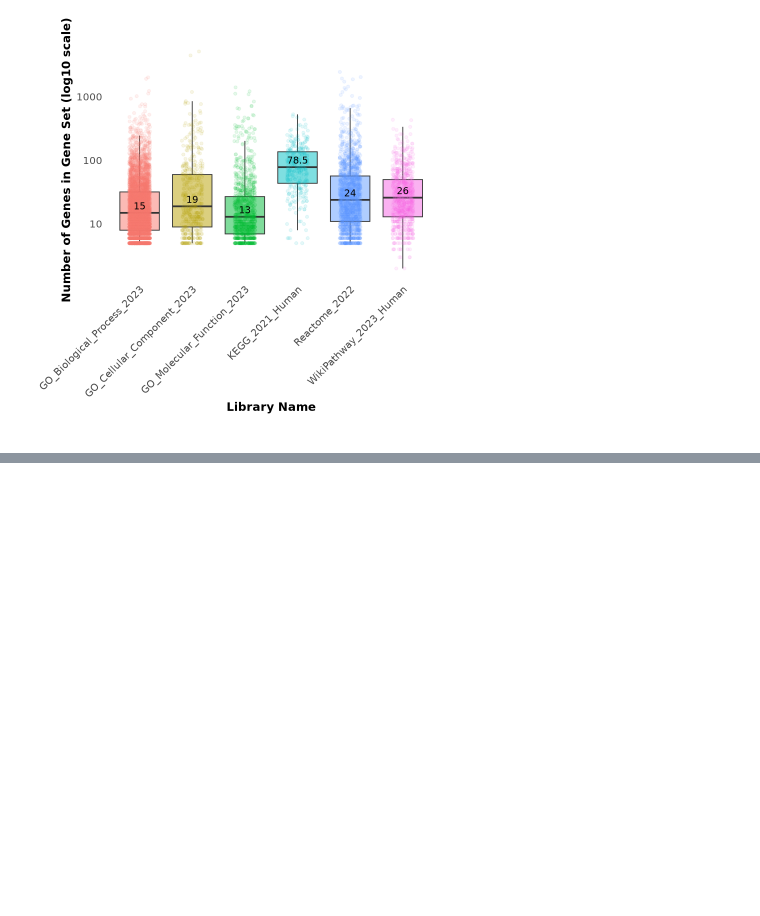
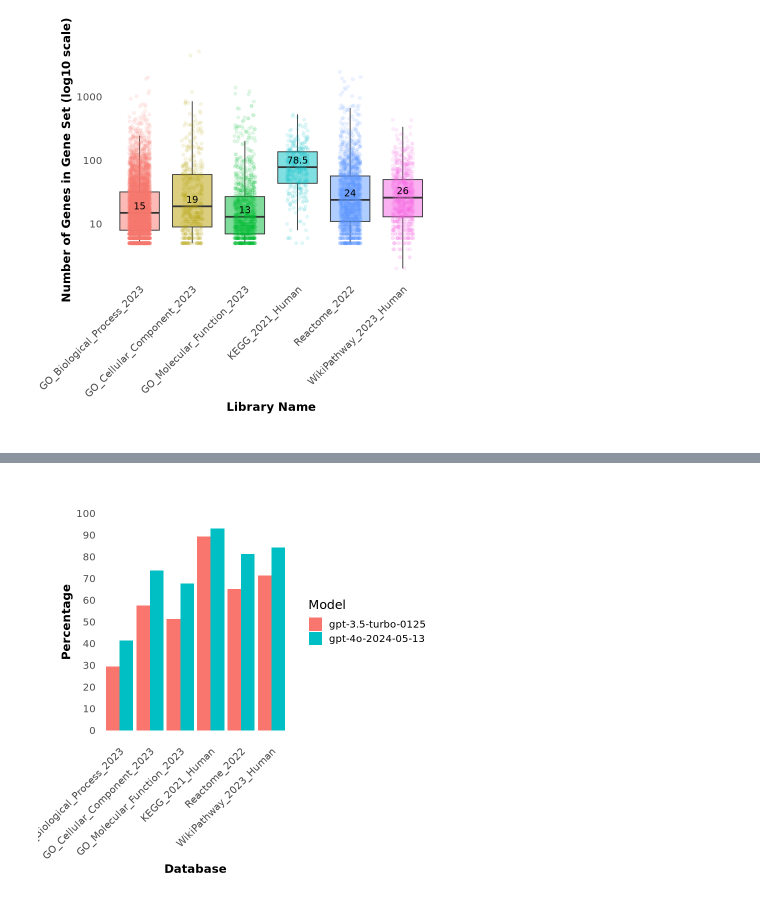
Before and after one commit to Alector-BIO/llm2geneset, a Jupyter notebook: notebooks/figures.ipynb, the cells around one changed output, grey strips where cells are left out. Cells and saved outputs as stored; diff of their text form; code cells hidden in the pictures; blank space fills up the shorter version.

Commit message:
add plot for percentage significant

```diff
--- a/notebooks/figures.ipynb
+++ b/notebooks/figures.ipynb
@@ -131,0 +134,2 @@ ggsave("figures/3_boxplot_number_of_genes_per_lib.pdf", plot = p, device = "pdf"
+# %%
+df = readr::read_tsv("genes_overlap.tsv")
@@ -131,0 +157,5 @@ ggsave("figures/3_boxplot_number_of_genes_per_lib.pdf", plot = p, device = "pdf"
+# %%
+# Compute the percentage of "descr" that has "p_val_adj" < 0.01 for each "database" and "model"
+percentage_df <- df %>%
+  group_by(database, model) %>%
+  summarise(percentage = sum(p_val_adj < 0.01) / n() * 100)
@@ -131,0 +183,25 @@ ggsave("figures/3_boxplot_number_of_genes_per_lib.pdf", plot = p, device = "pdf"
+# %%
+# Create the bar plot
+p <- ggplot(percentage_df, aes(x = database, y = percentage, fill = model)) +
+  geom_bar(stat = "identity", position = position_dodge(width = 0.9)) +
+  scale_y_continuous(breaks = seq(0, 100, by = 10), limits = c(0, 100))+
+  labs(
+       x = "Database",
+       y = "Percentage",
+      fill = "Model") +
+  theme_minimal(base_size = 15) +
+  theme(
+    panel.grid.major = element_blank(),
+    panel.grid.minor = element_blank(),
+    panel.background = element_blank(),
+    plot.background = element_blank(),
+    panel.border = element_blank(),
+    axis.text.x = element_text(angle = 45, hjust = 1),
+    axis.title.x = element_text(face = "bold", size = 14),
+    axis.title.y = element_text(face = "bold", size = 14),
+    strip.text = element_text(face = "bold", size = 12),
+    plot.margin = margin(1, 1, 1, 1, "cm")  # Top, right, bottom, left margins
+  )
+p
+# %% [output]
+[figure, added]
```
Also changed, not shown: parts of 6 cells of this notebook, 1 other file.
